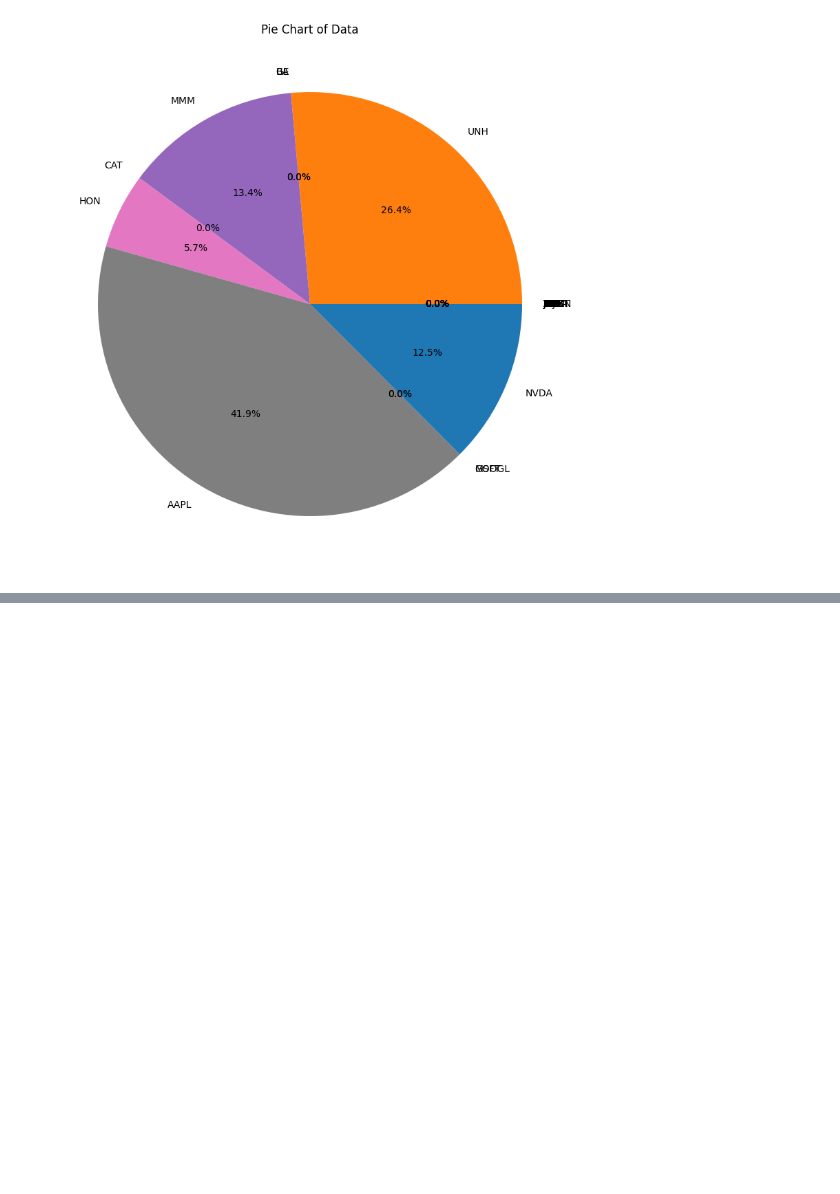
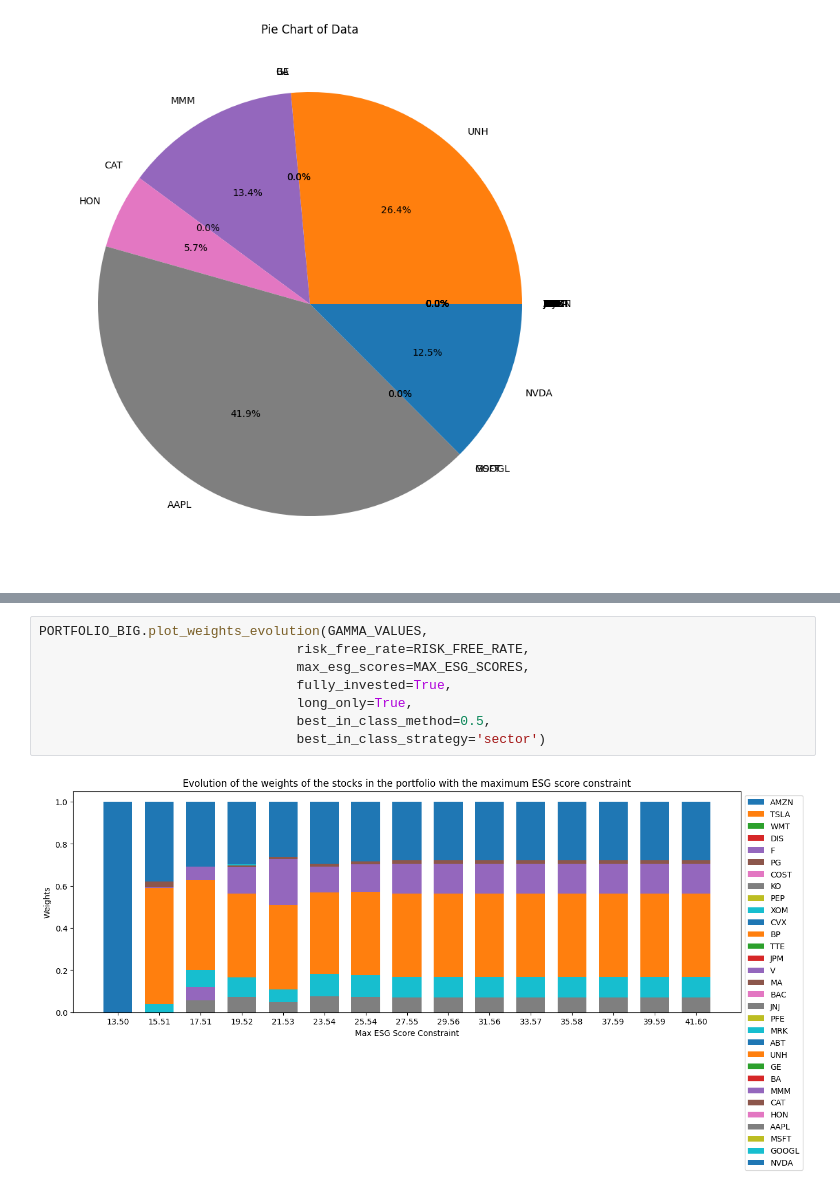
Before and after one commit to antoinedte/-Allocation_de_portefeuille_sous_contrainte_ESG, a Jupyter notebook: exploration/20240214_part2.ipynb, the cells around one changed output, grey strips where cells are left out. Cells and saved outputs as stored; diff of their text form; blank space fills up the shorter version.

Commit message:
ajout de tickers et evolution composition par secteur d'activité

```diff
--- a/exploration/20240214_part2.ipynb
+++ b/exploration/20240214_part2.ipynb
@@ -266,0 +260,10 @@ set(sectors.values())
+# %%
+PORTFOLIO_BIG.plot_weights_evolution(GAMMA_VALUES,
+                                 risk_free_rate=RISK_FREE_RATE,
+                                 max_esg_scores=MAX_ESG_SCORES,
+                                 fully_invested=True,
+                                 long_only=True,
+                                 best_in_class_method=0.5,
+                                 best_in_class_strategy='sector')
+# %% [output]
+[figure, added]
```
Also changed, not shown: parts of 13 cells of this notebook, 1 other file.
